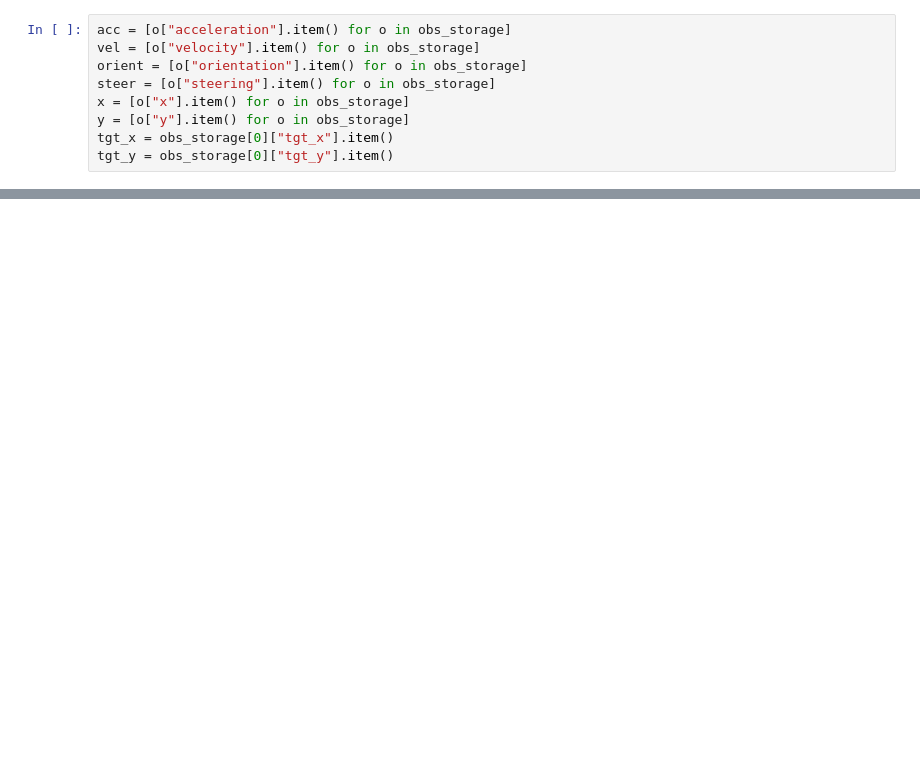
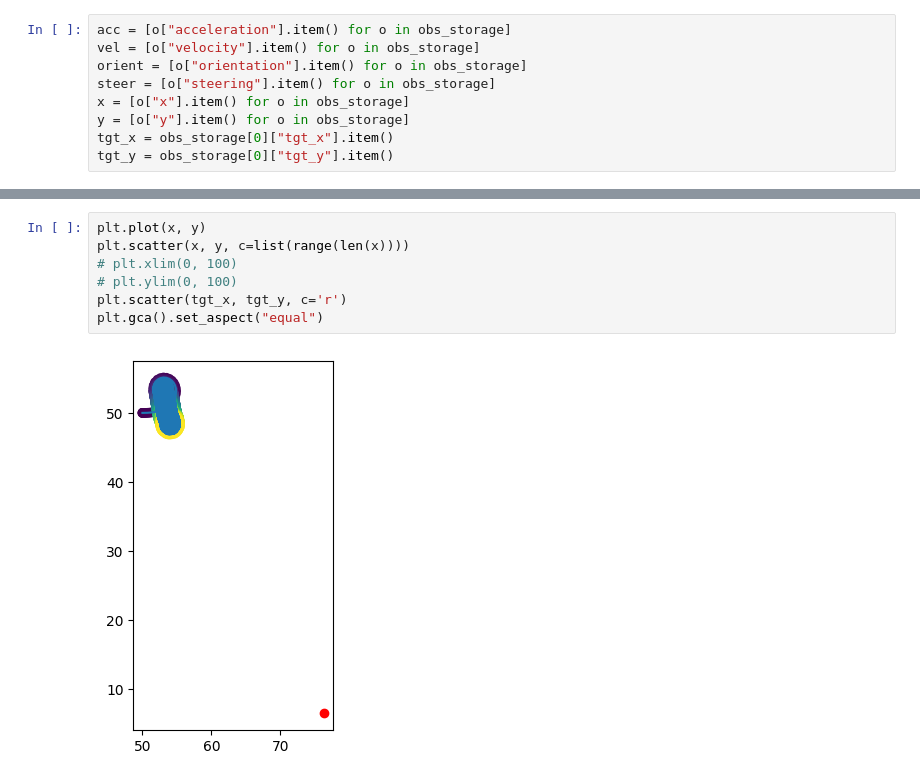
Before and after one commit to ChernyakKonstantin/Self-driving-RL-car, a Jupyter notebook: environments/check.ipynb, the cells around one changed output, grey strips where cells are left out. Saved outputs shown, nothing was run; the diff lists cells and outputs as text; blank space fills up the shorter version.

```diff
--- a/environments/check.ipynb
+++ b/environments/check.ipynb
@@ -74,0 +96,9 @@ plt.plot(dist)
+# %%
+plt.plot(x, y)
+plt.scatter(x, y, c=list(range(len(x))))
+# plt.xlim(0, 100)
+# plt.ylim(0, 100)
+plt.scatter(tgt_x, tgt_y, c='r')
+plt.gca().set_aspect("equal")
+# %% [output]
+[figure, added]
```
Also changed, not shown: parts of 11 cells of this notebook, 3 other files.
